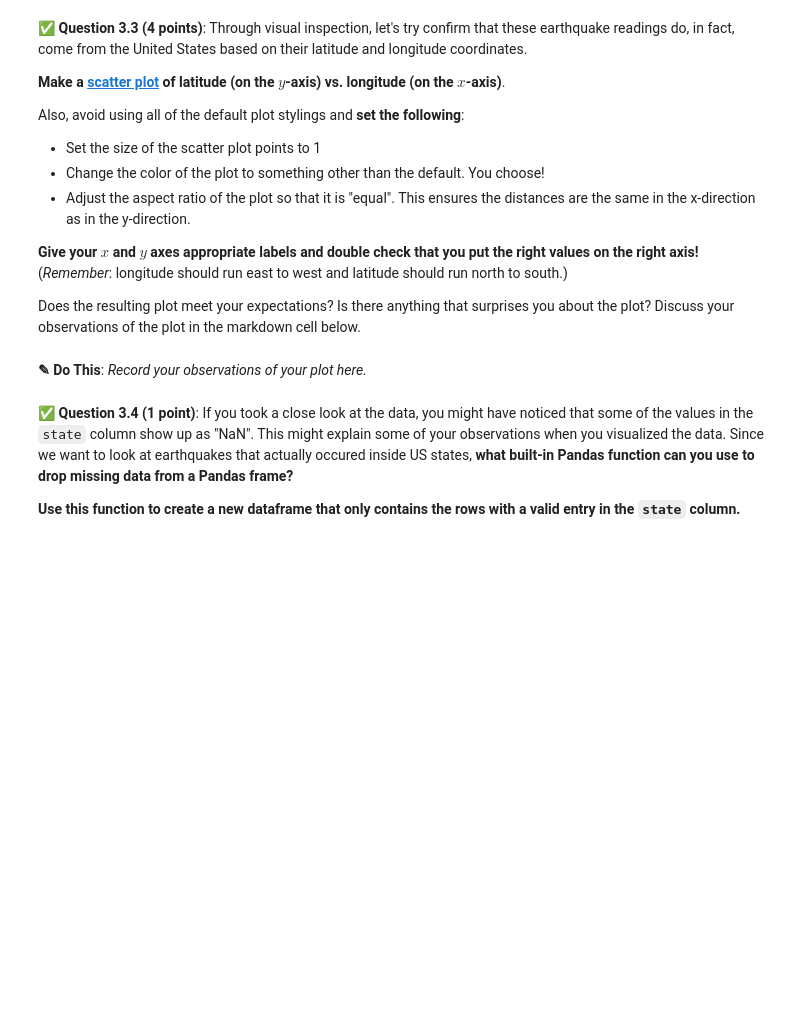
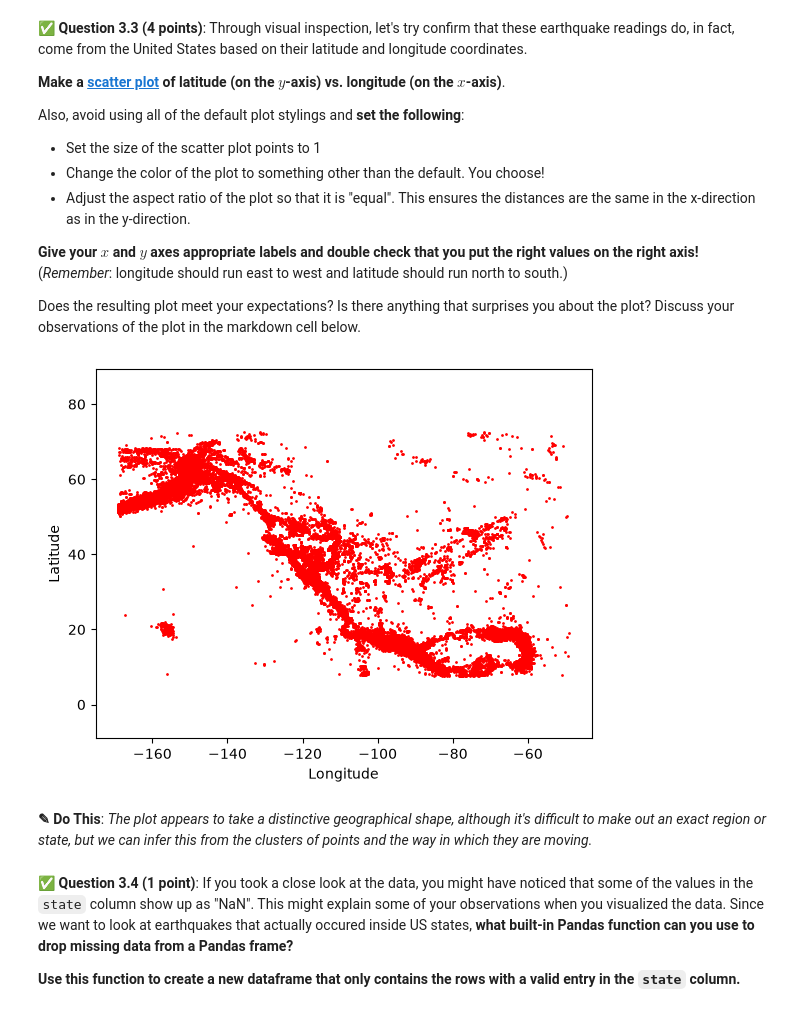
Before and after one commit to ethanb524/CMSE202-f25-turnin, a Jupyter notebook: hw-01/HW-01_GitPracticeDebuggingPythonPackagesAndClasses-STUDENT.ipynb, the cells around one changed output. Saved outputs shown, nothing was run; the diff lists cells and outputs as text; code cells hidden in the pictures; blank space fills up the shorter version.

```diff
--- a/hw-01/HW-01_GitPracticeDebuggingPythonPackagesAndClasses-STUDENT.ipynb
+++ b/hw-01/HW-01_GitPracticeDebuggingPythonPackagesAndClasses-STUDENT.ipynb
@@ -291,3 +338,5 @@ That headline might be a alarming, but you're going to take a look at the data y
 &#9989; **Question 3.2 (2 points)**: To get started, **read in the `earthquake_states.csv` dataset** and then display the first 15 rows of the data using **Pandas**.
 # %%
 ### Put your code here
+earthquake_states = pd.read_csv("earthquake_states.csv")
+earthquake_states.head(15)
@@ -309,5 +373,15 @@ Does the resulting plot meet your expectations? Is there anything that surprises
-# %% [markdown]
-**<font size=+3>&#9998;</font> Do This**: *Record your observations of your plot here.*
+# %%
+### Put your code here
+import matplotlib.pyplot as plt
+plt.scatter(earthquake_states["longitude"], earthquake_states["latitude"], s=1, color='red')
+plt.axis('equal')
+plt.xlabel("Longitude")
+plt.ylabel("Latitude")
+plt.show()
+# %% [output]
+[figure, added]
+# %% [markdown]
+**<font size=+3>&#9998;</font> Do This**: *The plot appears to take a distinctive geographical shape, although it's difficult to make out an exact region or state, but we can infer this from the clusters of points and the way in which they are moving.*
 # %% [markdown]
 &#9989; **Question 3.4 (1 point)**: If you took a close look at the data, you might have noticed that some of the values in the `state` column show up as "NaN". This might explain some of your observations when you visualized the data. Since we want to look at earthquakes that actually occured inside US states, **what built-in Pandas function can you use to drop missing data from a Pandas frame?**
 
```
Also changed, not shown: parts of 31 cells of this notebook.
